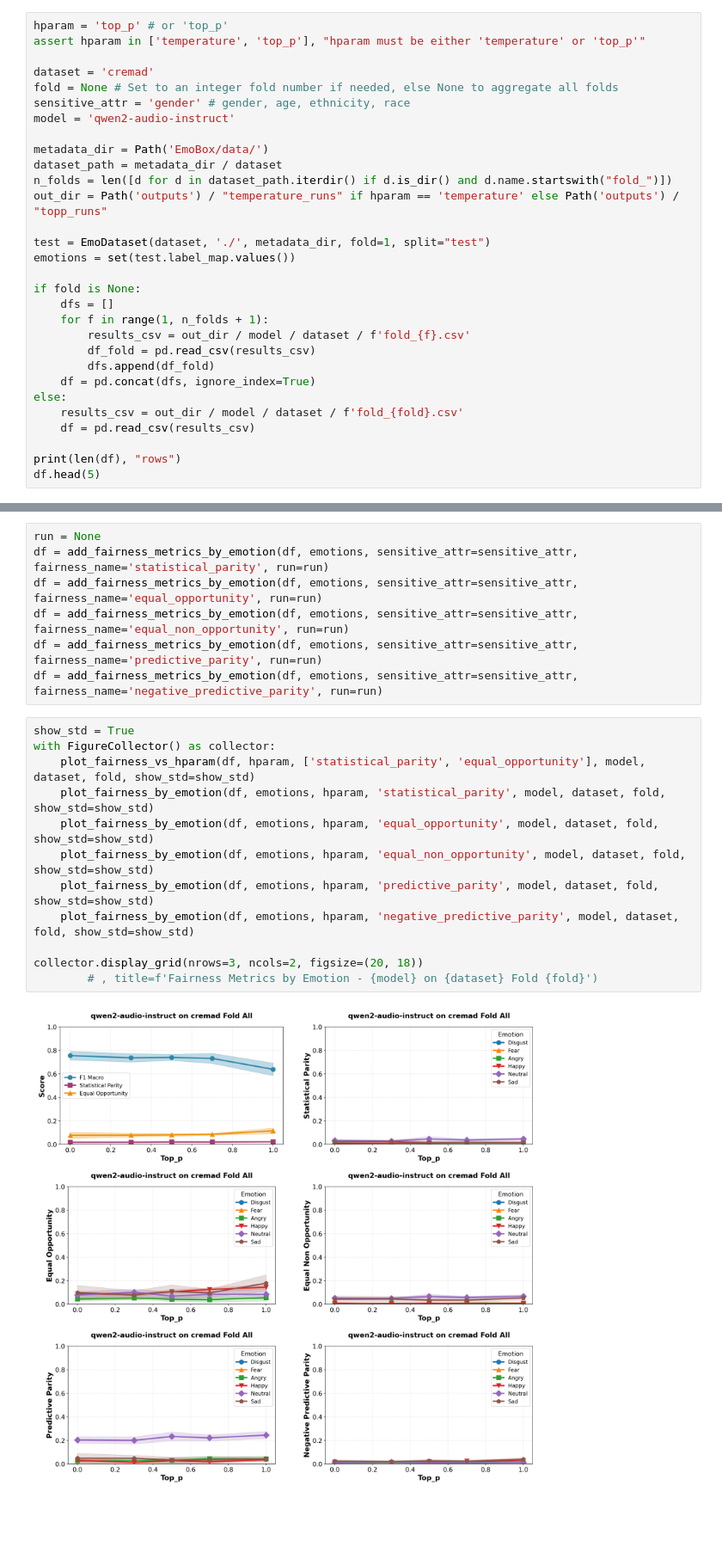
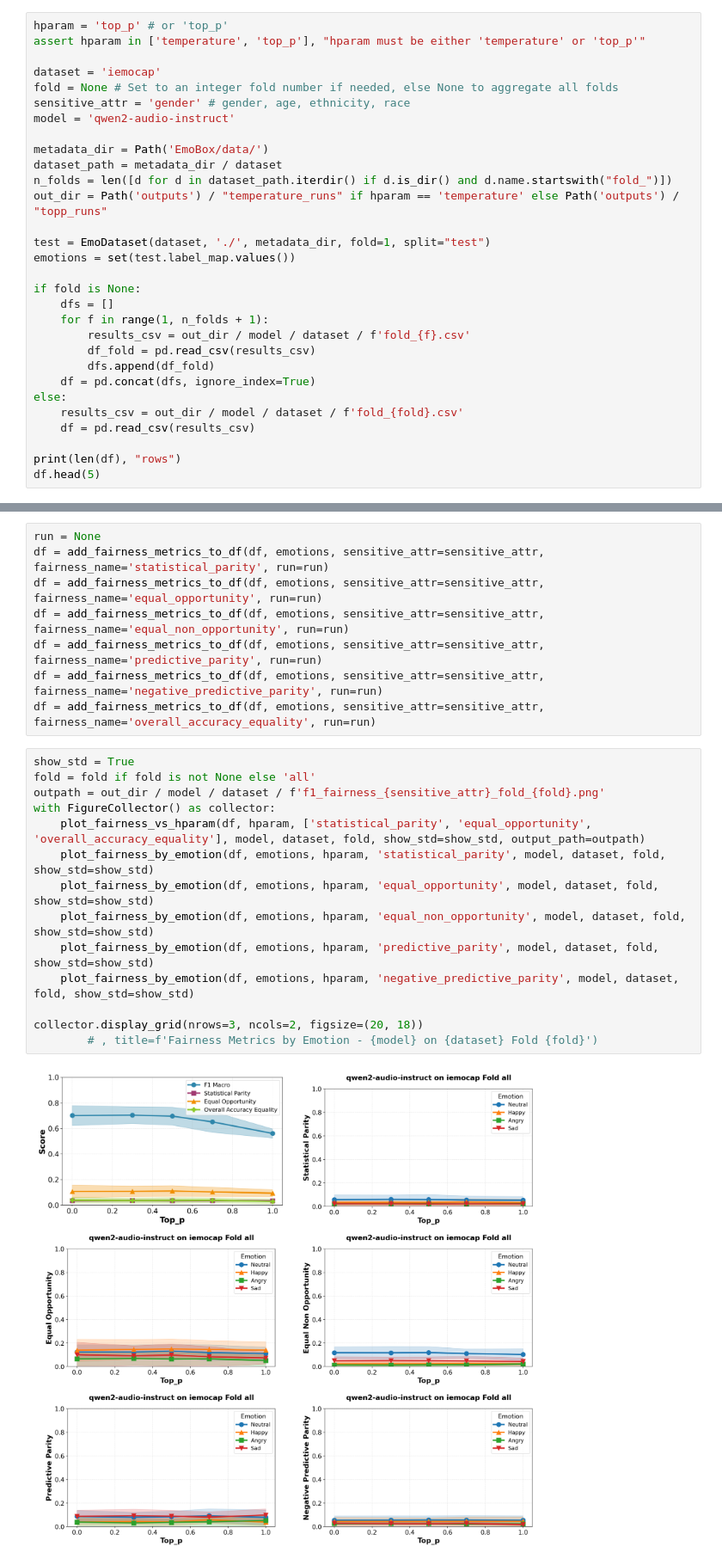
Before and after one commit to links-ads/FairALM-Emotion-Recognition, a Jupyter notebook: notebooks/plot-line-topp-temp.ipynb, the cells around one changed output, grey strips where cells are left out. Shown at 86% size. Saved outputs shown, nothing was run; the diff lists cells and outputs as text; blank space fills up the shorter version.

```diff
--- a/notebooks/plot-line-topp-temp.ipynb
+++ b/notebooks/plot-line-topp-temp.ipynb
@@ -19,7 +18,7 @@ from EmoBox.EmoBox import EmoDataset
 hparam = 'top_p' # or 'top_p'
 assert hparam in ['temperature', 'top_p'], "hparam must be either 'temperature' or 'top_p'"
 
-dataset = 'cremad'
+dataset = 'iemocap'
 fold = None # Set to an integer fold number if needed, else None to aggregate all folds
 sensitive_attr = 'gender' # gender, age, ethnicity, race
 model = 'qwen2-audio-instruct'
@@ -68,24 +67,27 @@ emotions
 # %%
 run = None
-df = add_fairness_metrics_by_emotion(df, emotions, sensitive_attr=sensitive_attr, fairness_name='statistical_parity', run=run)
-df = add_fairness_metrics_by_emotion(df, emotions, sensitive_attr=sensitive_attr, fairness_name='equal_opportunity', run=run)
-df = add_fairness_metrics_by_emotion(df, emotions, sensitive_attr=sensitive_attr, fairness_name='equal_non_opportunity', run=run)
-df = add_fairness_metrics_by_emotion(df, emotions, sensitive_attr=sensitive_attr, fairness_name='predictive_parity', run=run)
-df = add_fairness_metrics_by_emotion(df, emotions, sensitive_attr=sensitive_attr, fairness_name='negative_predictive_parity', run=run)
+df = add_fairness_metrics_to_df(df, emotions, sensitive_attr=sensitive_attr, fairness_name='statistical_parity', run=run)
+df = add_fairness_metrics_to_df(df, emotions, sensitive_attr=sensitive_attr, fairness_name='equal_opportunity', run=run)
+df = add_fairness_metrics_to_df(df, emotions, sensitive_attr=sensitive_attr, fairness_name='equal_non_opportunity', run=run)
+df = add_fairness_metrics_to_df(df, emotions, sensitive_attr=sensitive_attr, fairness_name='predictive_parity', run=run)
+df = add_fairness_metrics_to_df(df, emotions, sensitive_attr=sensitive_attr, fairness_name='negative_predictive_parity', run=run)
+df = add_fairness_metrics_to_df(df, emotions, sensitive_attr=sensitive_attr, fairness_name='overall_accuracy_equality', run=run)
 # %%
 show_std = True
+fold = fold if fold is not None else 'all'
+outpath = out_dir / model / dataset / f'f1_fairness_{sensitive_attr}_fold_{fold}.png'
 with FigureCollector() as collector:
-    plot_fairness_vs_hparam(df, hparam, ['statistical_parity', 'equal_opportunity'], model, dataset, fold, show_std=show_std)
+    plot_fairness_vs_hparam(df, hparam, ['statistical_parity', 'equal_opportunity', 'overall_accuracy_equality'], model, dataset, fold, show_std=show_std, output_path=outpath)
     plot_fairness_by_emotion(df, emotions, hparam, 'statistical_parity', model, dataset, fold, show_std=show_std)
     plot_fairness_by_emotion(df, emotions, hparam, 'equal_opportunity', model, dataset, fold, show_std=show_std)
     plot_fairness_by_emotion(df, emotions, hparam, 'equal_non_opportunity', model, dataset, fold, show_std=show_std)
     plot_fairness_by_emotion(df, emotions, hparam, 'predictive_parity', model, dataset, fold, show_std=show_std)
     plot_fairness_by_emotion(df, emotions, hparam, 'negative_predictive_parity', model, dataset, fold, show_std=show_std)
 
 collector.display_grid(nrows=3, ncols=2, figsize=(20, 18))
         # , title=f'Fairness Metrics by Emotion - {model} on {dataset} Fold {fold}')
 # %% [output]
-[figure, old version]
+[figure, new version]
 # %%
 show_std = True
 with FigureCollector() as collector:
```
Also changed, not shown: parts of 4 cells of this notebook, 6 other files.
